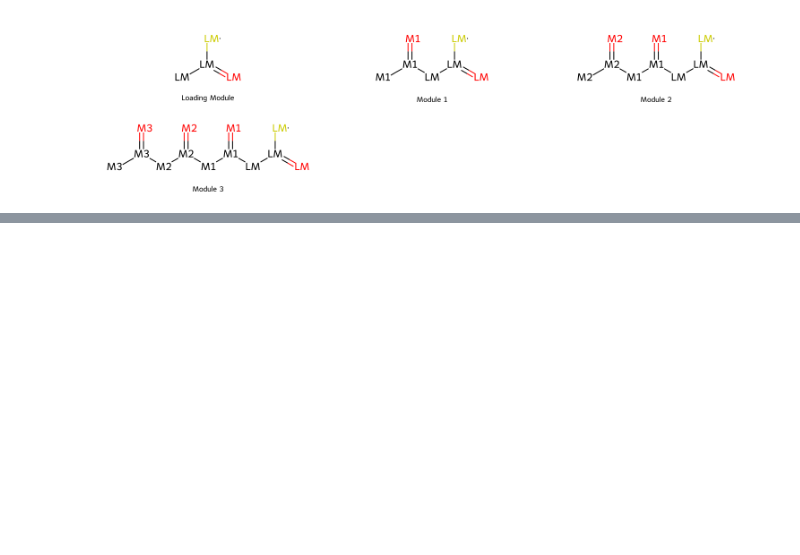
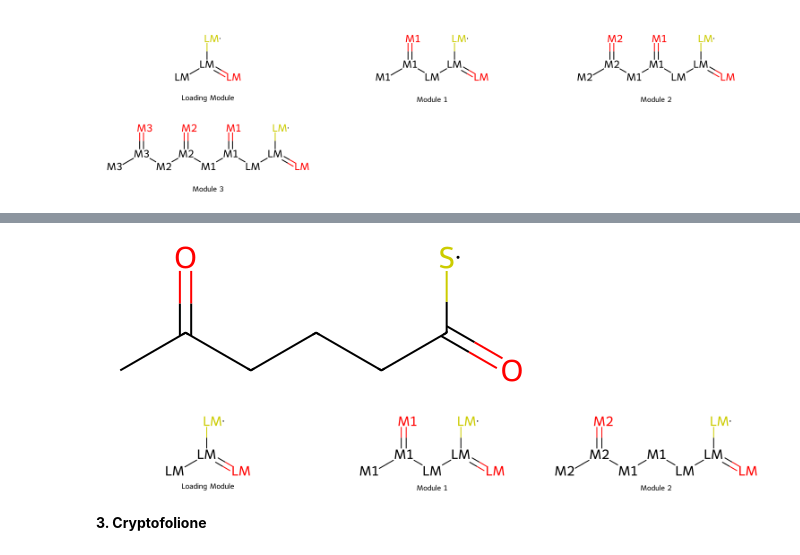
Before and after one commit to yashchainani21/RetroTideV2, a Jupyter notebook: notebooks/nb_03_more_PKS_atom_mapping.ipynb, the cells around one changed output, grey strips where cells are left out. Cells and saved outputs as stored; diff of their text form; code cells hidden in the pictures; blank space fills up the shorter version.

```diff
--- a/notebooks/nb_03_more_PKS_atom_mapping.ipynb
+++ b/notebooks/nb_03_more_PKS_atom_mapping.ipynb
@@ -36,0 +92,34 @@ cluster.visualize_atom_maps(atom_mapped_mols_list)
+# %%
+### Loading module begins with mkalonyl-CoA
+loading_AT_domain = bcs.AT(active = True, substrate = "Malonyl-CoA")
+
+loading_module = bcs.Module(domains = {bcs.AT: loading_AT_domain}, loading = True)
+
+### First extension module adds malonyl-CoA
+AT_domain_mod1 = bcs.AT(active = True, substrate = "Malonyl-CoA")
+
+module1 = bcs.Module(domains = {bcs.AT: AT_domain_mod1}, loading = False)
+
+### Second extension module adds malonyl-CoA and features a fully-reducing loop
+AT_domain_mod2 = bcs.AT(active = True, substrate = "Malonyl-CoA")
+KR_domain_mod2 = bcs.KR(active = True, type = "B")
+DH_domain_mod2 = bcs.DH(active = True)
+ER_domain_mod2 = bcs.ER(active = True)
+
+module2 = bcs.Module(domains = {bcs.AT: AT_domain_mod2,
+                                bcs.KR: KR_domain_mod2,
+                                bcs.DH: DH_domain_mod2,
+                                bcs.ER: ER_domain_mod2}, loading = False)
+
+cluster = bcs.Cluster(modules = [loading_module, module1, module2])
+# %%
+cluster.computeProduct(structureDB)
+# %% [output]
+[figure, added]
+# %%
+atom_mapped_mols_list = cluster.get_atom_mapping(structureDB)
+cluster.visualize_atom_maps(atom_mapped_mols_list)
+# %% [output]
+[figure, added]
+# %% [markdown]
+**3. Cryptofolione**
```
Also changed, not shown: parts of 10 cells of this notebook.
